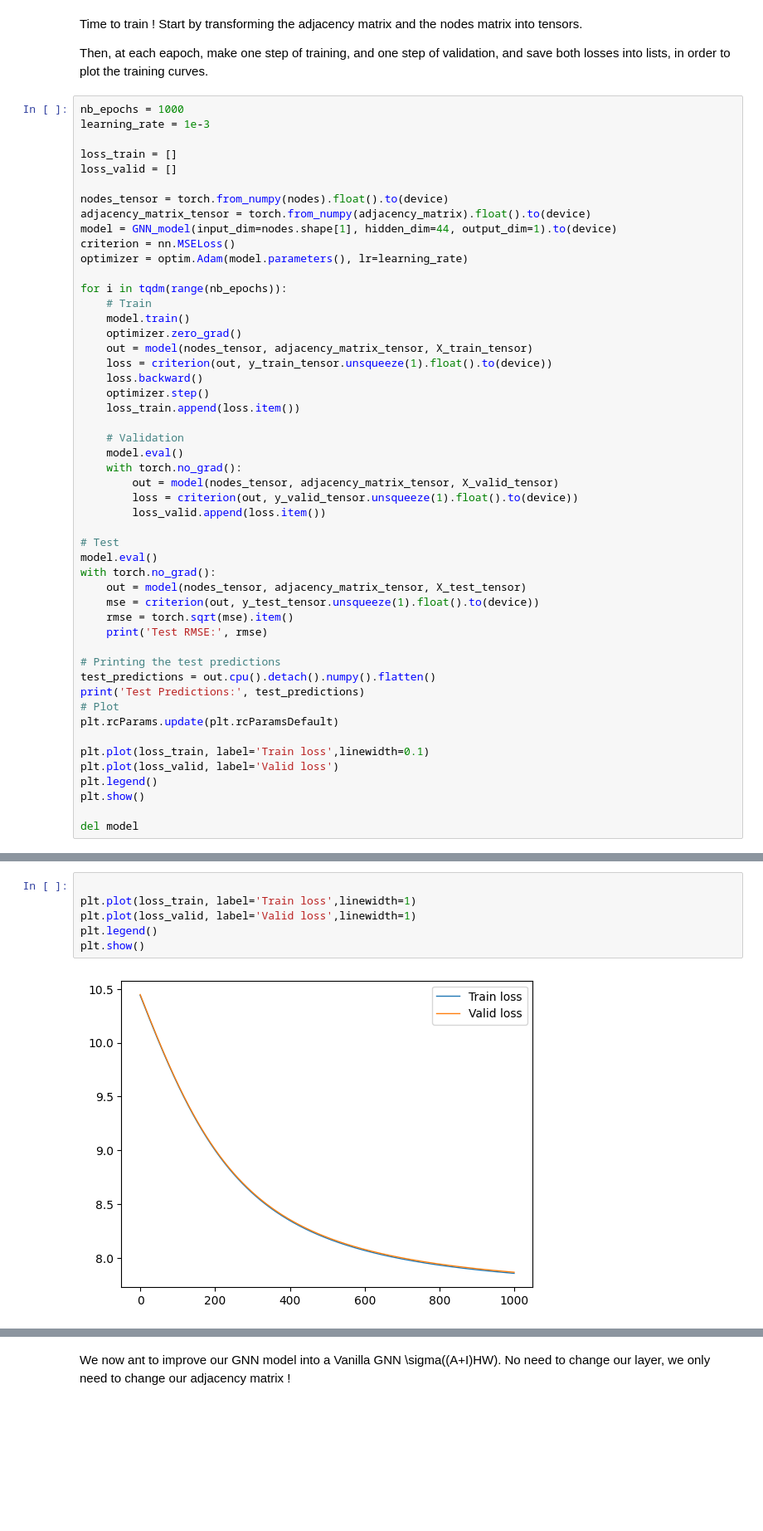
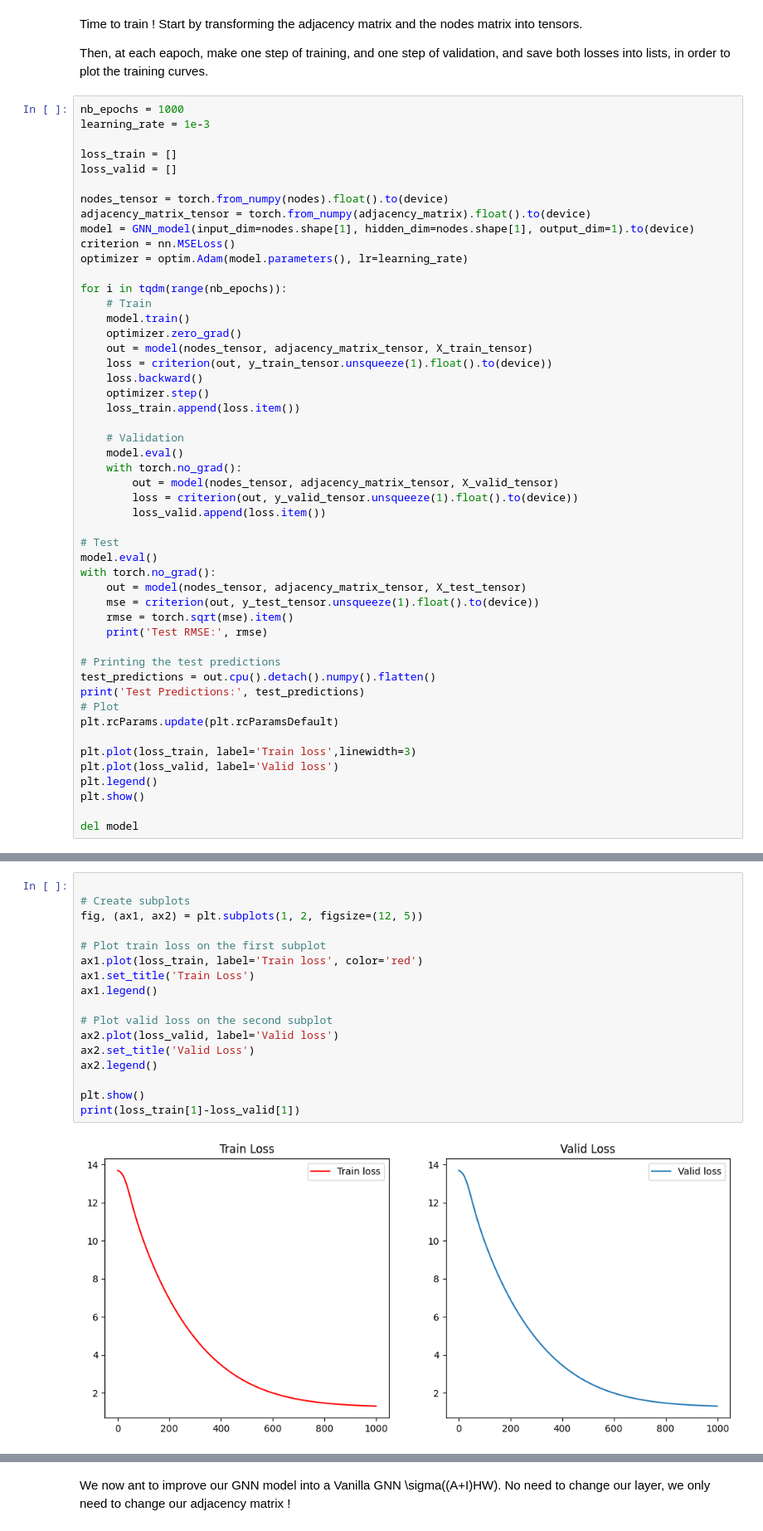
Before and after one commit to YounMars/DL_Projects, a Jupyter notebook: Deep Learning/TP5.ipynb, the cells around one changed output, grey strips where cells are left out. Shown at 83% size. Saved outputs shown, nothing was run; the diff lists cells and outputs as text; blank space fills up the shorter version.

```diff
--- a/Deep Learning/TP5.ipynb
+++ b/Deep Learning/TP5.ipynb
@@ -502,7 +506,7 @@ loss_valid = []
 
 nodes_tensor = torch.from_numpy(nodes).float().to(device)
 adjacency_matrix_tensor = torch.from_numpy(adjacency_matrix).float().to(device)
-model = GNN_model(input_dim=nodes.shape[1], hidden_dim=44, output_dim=1).to(device)
+model = GNN_model(input_dim=nodes.shape[1], hidden_dim=nodes.shape[1], output_dim=1).to(device)
 criterion = nn.MSELoss()
 optimizer = optim.Adam(model.parameters(), lr=learning_rate)
 
@@ -537,7 +541,7 @@ print('Test Predictions:', test_predictions)
 # Plot
 plt.rcParams.update(plt.rcParamsDefault)
 
-plt.plot(loss_train, label='Train loss',linewidth=0.1)
+plt.plot(loss_train, label='Train loss',linewidth=3)
 plt.plot(loss_valid, label='Valid loss')
 plt.legend()
 plt.show()
@@ -546,8 +562,19 @@ del model
 # %%
 
-plt.plot(loss_train, label='Train loss',linewidth=1)
-plt.plot(loss_valid, label='Valid loss',linewidth=1)
-plt.legend()
+# Create subplots
+fig, (ax1, ax2) = plt.subplots(1, 2, figsize=(12, 5))
+
+# Plot train loss on the first subplot
+ax1.plot(loss_train, label='Train loss', color='red')
+ax1.set_title('Train Loss')
+ax1.legend()
+
+# Plot valid loss on the second subplot
+ax2.plot(loss_valid, label='Valid loss')
+ax2.set_title('Valid Loss')
+ax2.legend()
+
 plt.show()
+print(loss_train[1]-loss_valid[1])
 # %% [output]
-[figure, old version]
+[figure, new version]
```
Also changed, not shown: parts of 6 cells of this notebook.
